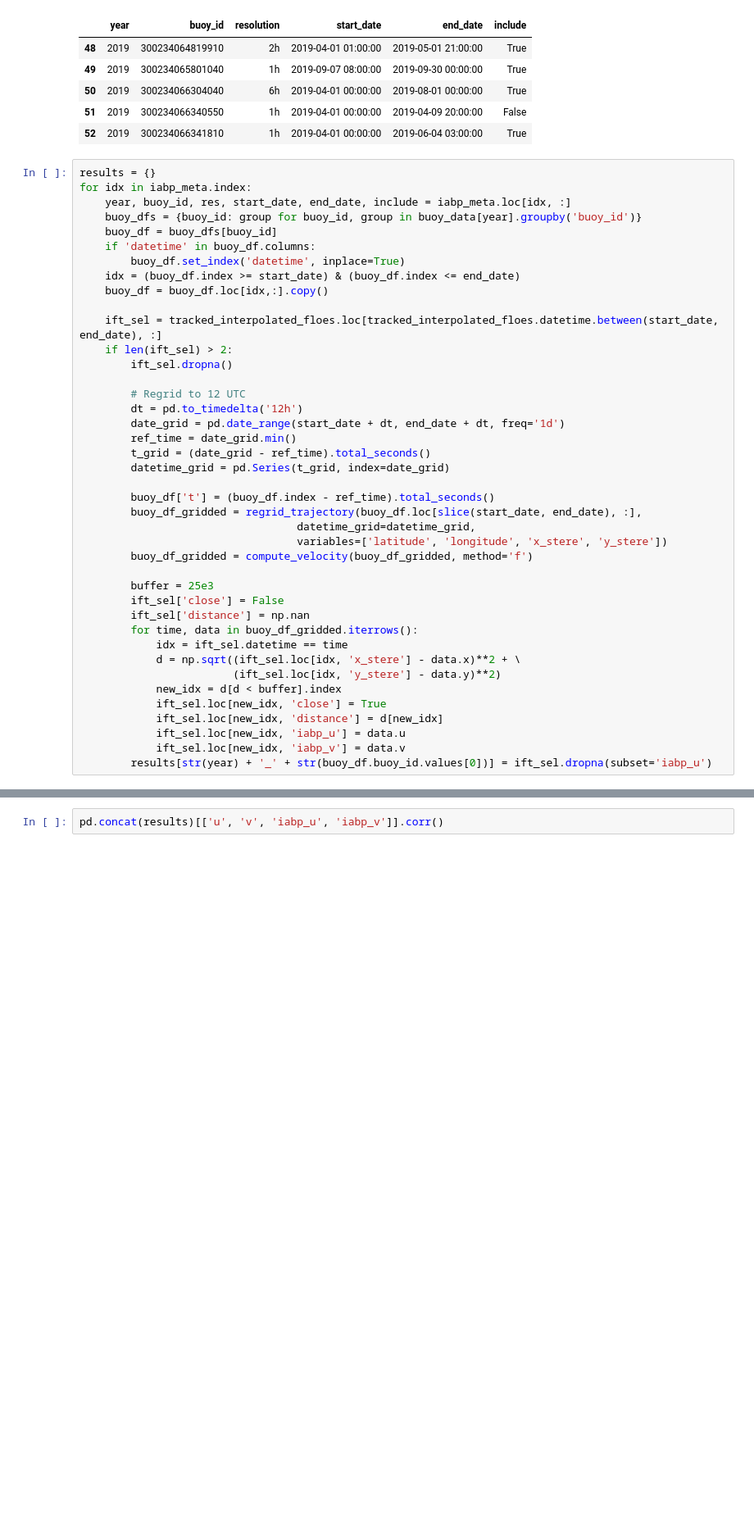
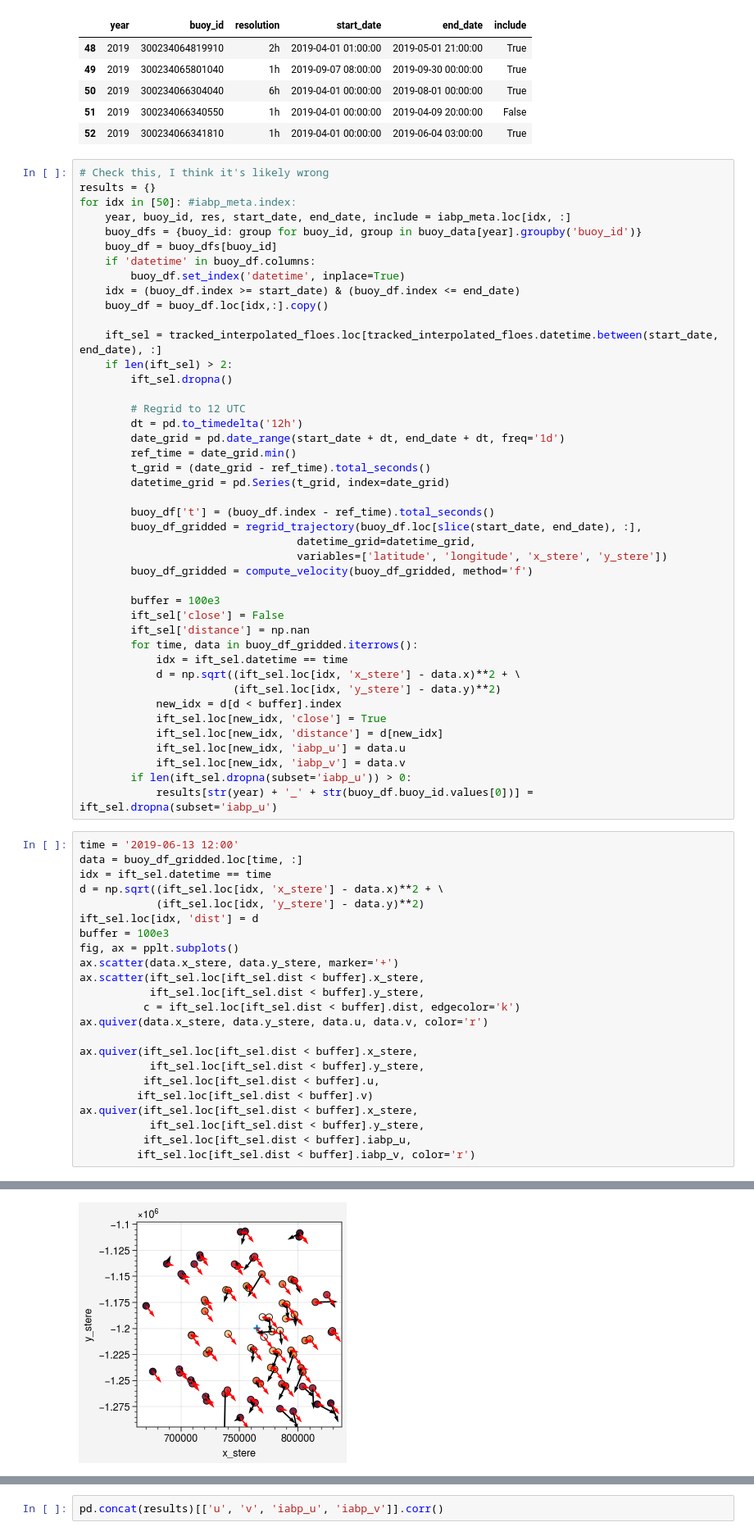
Before and after one commit to danielmwatkins/miz_scales_of_motion, a Jupyter notebook: notebooks/visualize_ice_motion.ipynb, the cells around one changed output, grey strips where cells are left out. Shown at 82% size. Cells and saved outputs as stored; diff of their text form; blank space fills up the shorter version.

```diff
--- a/notebooks/visualize_ice_motion.ipynb
+++ b/notebooks/visualize_ice_motion.ipynb
@@ -445,8 +445,9 @@ iabp_meta.loc[iabp_meta.year == 2019]
 | 51 | 2019 | 300234066340550 | 1h | 2019-04-01 00:00:00 | 2019-04-09 20:00:00 | False |
 | 52 | 2019 | 300234066341810 | 1h | 2019-04-01 00:00:00 | 2019-06-04 03:00:00 | True |
 # %%
+# Check this, I think it's likely wrong
 results = {}
-for idx in iabp_meta.index:
+for idx in [50]: #iabp_meta.index:
     year, buoy_id, res, start_date, end_date, include = iabp_meta.loc[idx, :]
     buoy_dfs = {buoy_id: group for buoy_id, group in buoy_data[year].groupby('buoy_id')}
     buoy_df = buoy_dfs[buoy_id]
@@ -472,7 +473,7 @@ for idx in iabp_meta.index:
                                   variables=['latitude', 'longitude', 'x_stere', 'y_stere'])
         buoy_df_gridded = compute_velocity(buoy_df_gridded, method='f')
 
-        buffer = 25e3
+        buffer = 100e3
         ift_sel['close'] = False
         ift_sel['distance'] = np.nan
         for time, data in buoy_df_gridded.iterrows():
@@ -484,4 +485,29 @@ for idx in iabp_meta.index:
             ift_sel.loc[new_idx, 'distance'] = d[new_idx]
             ift_sel.loc[new_idx, 'iabp_u'] = data.u
             ift_sel.loc[new_idx, 'iabp_v'] = data.v
-        results[str(year) + '_' + str(buoy_df.buoy_id.values[0])] = ift_sel.dropna(subset='iabp_u')
+        if len(ift_sel.dropna(subset='iabp_u')) > 0:
+            results[str(year) + '_' + str(buoy_df.buoy_id.values[0])] = ift_sel.dropna(subset='iabp_u')
+# %%
+time = '2019-06-13 12:00'
+data = buoy_df_gridded.loc[time, :]
+idx = ift_sel.datetime == time
+d = np.sqrt((ift_sel.loc[idx, 'x_stere'] - data.x)**2 + \
+            (ift_sel.loc[idx, 'y_stere'] - data.y)**2)
+ift_sel.loc[idx, 'dist'] = d
+buffer = 100e3
+fig, ax = pplt.subplots()
+ax.scatter(data.x_stere, data.y_stere, marker='+')
+ax.scatter(ift_sel.loc[ift_sel.dist < buffer].x_stere,
+           ift_sel.loc[ift_sel.dist < buffer].y_stere,
+          c = ift_sel.loc[ift_sel.dist < buffer].dist, edgecolor='k')
+ax.quiver(data.x_stere, data.y_stere, data.u, data.v, color='r')
+
+ax.quiver(ift_sel.loc[ift_sel.dist < buffer].x_stere,
+           ift_sel.loc[ift_sel.dist < buffer].y_stere,
+          ift_sel.loc[ift_sel.dist < buffer].u,
+         ift_sel.loc[ift_sel.dist < buffer].v)
+ax.quiver(ift_sel.loc[ift_sel.dist < buffer].x_stere,
+           ift_sel.loc[ift_sel.dist < buffer].y_stere,
+          ift_sel.loc[ift_sel.dist < buffer].iabp_u,
+         ift_sel.loc[ift_sel.dist < buffer].iabp_v, color='r')
+# %% [output]
@@ -487,0 +515 @@ for idx in iabp_meta.index:
+[figure, added]
```
Also changed, not shown: parts of 6 cells of this notebook.
